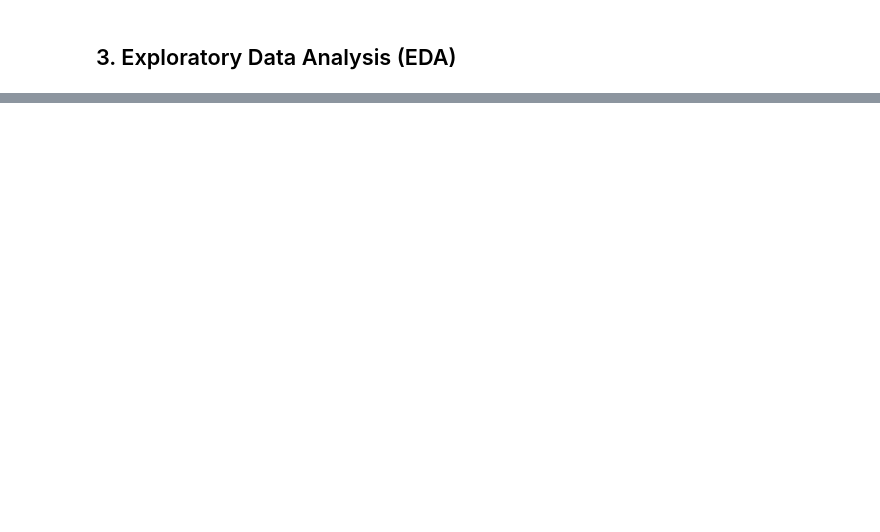
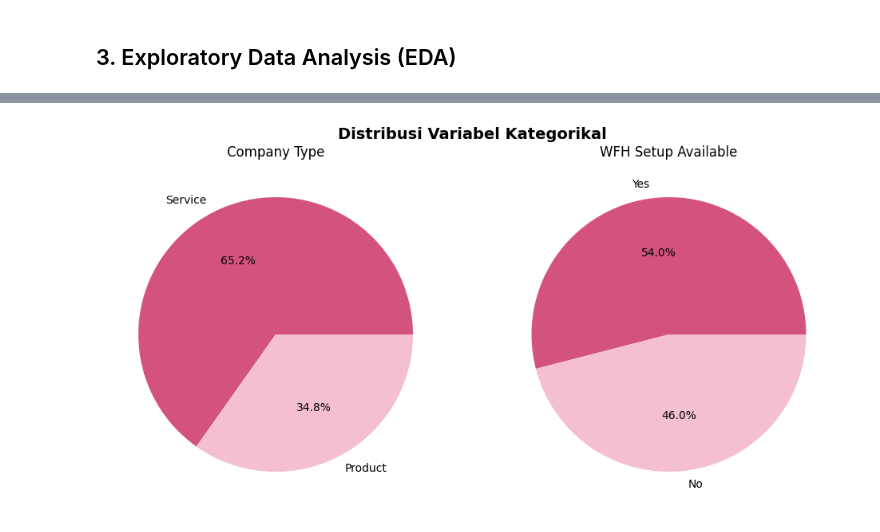
Before and after one commit to Dellviea/burnout-fuzzy, a Jupyter notebook: notebook/burnout_fuzzy.ipynb, the cells around one changed output, grey strips where cells are left out. Drawn from its saved outputs; the diff is of its cells as text; code cells hidden in the pictures; blank space fills up the shorter version.

```diff
--- a/notebook/burnout_fuzzy.ipynb
+++ b/notebook/burnout_fuzzy.ipynb
@@ -268,0 +153,21 @@ print("\nFuzzy features terbukti meningkatkan akurasi RF!")
+# %%
+# distribusi kolom kategorikal — pie chart
+fig, axes = plt.subplots(1, 2, figsize=(10, 5))
+fig.suptitle('Distribusi Variabel Kategorikal', fontsize=14, fontweight='bold')
+
+# Company Type
+ct_counts = df['Company Type'].value_counts()
+axes[0].pie(ct_counts.values, labels=ct_counts.index, autopct='%1.1f%%',
+            colors=['#D4537E', '#F4C0D1'])
+axes[0].set_title('Company Type')
+
+# WFH Setup
+wfh_counts = df['WFH Setup Available'].value_counts()
+axes[1].pie(wfh_counts.values, labels=wfh_counts.index, autopct='%1.1f%%',
+            colors=['#D4537E', '#F4C0D1'])
+axes[1].set_title('WFH Setup Available')
+
+plt.tight_layout()
+plt.show()
+# %% [output]
+[figure, added]
```
Also changed, not shown: parts of 66 cells of this notebook, 2 other files.
